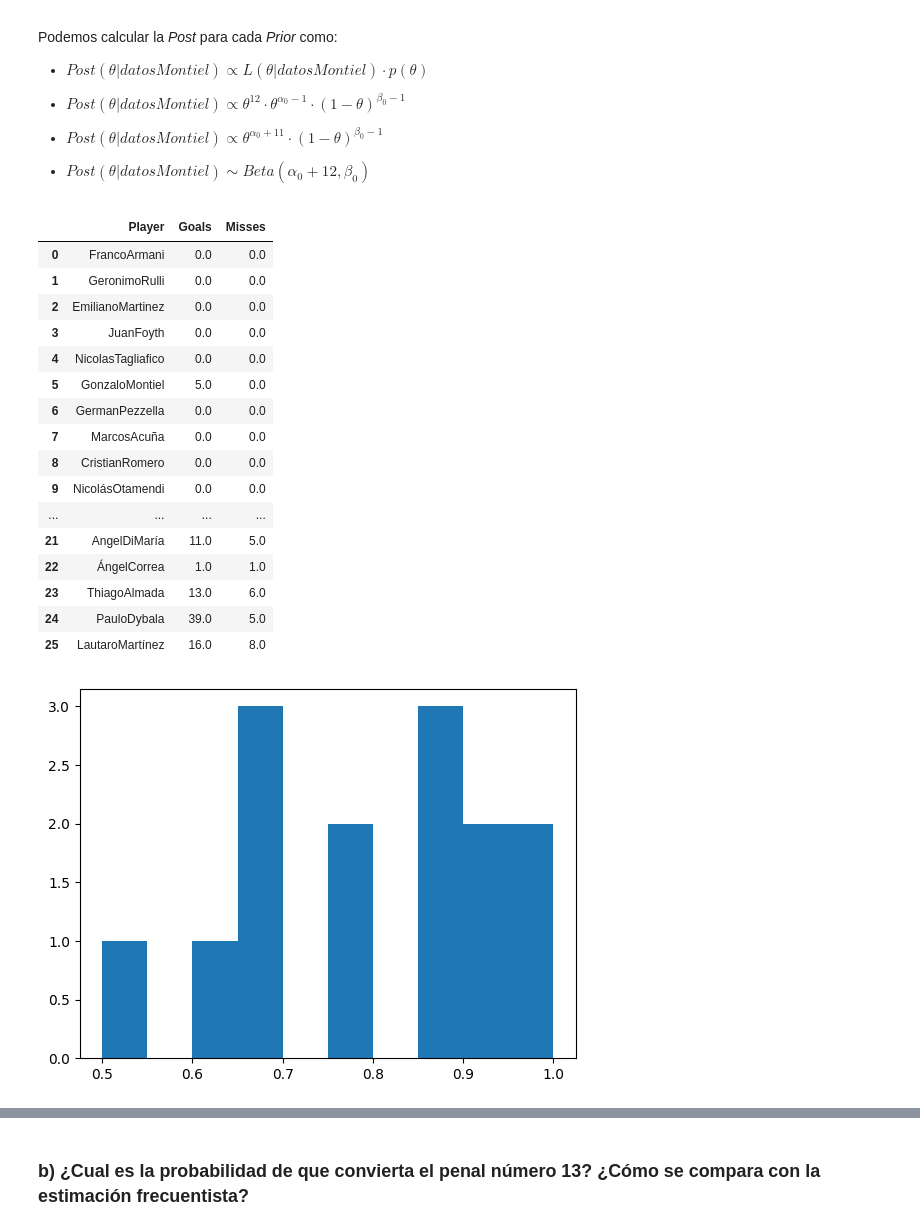
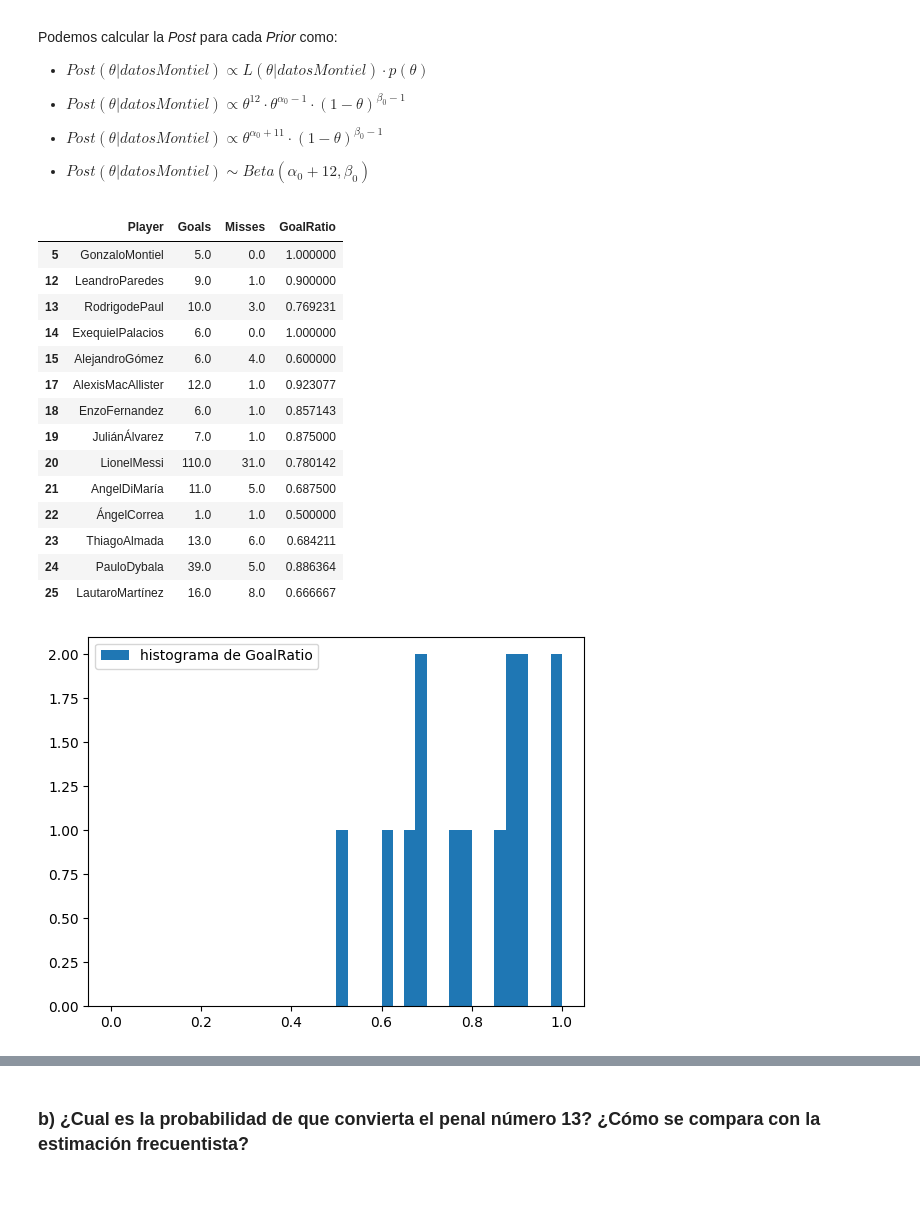
Before and after one commit to MatiMoran/EstimacionBayesiana, a Jupyter notebook: guias/guia1/entrega_1.ipynb, the cells around one changed output, grey strips where cells are left out. Cells and saved outputs as stored; diff of their text form; code cells hidden in the pictures; blank space fills up the shorter version.

```diff
--- a/guias/guia1/entrega_1.ipynb
+++ b/guias/guia1/entrega_1.ipynb
@@ -81,33 +85,34 @@ df_arg = pd.concat([df_arg] + [pd.DataFrame({"Player":["ThiagoAlmada"], "Goals":
 df_arg = pd.concat([df_arg] + [pd.DataFrame({"Player":["PauloDybala"], "Goals":[39], "Misses":[5]})], ignore_index=True) #https://www.transfermarkt.com/a/elfmetertore/spieler/206050
 df_arg = pd.concat([df_arg] + [pd.DataFrame({"Player":["LautaroMartínez"], "Goals":[16], "Misses":[8]})], ignore_index=True) #https://www.transfermarkt.com/a/elfmetertore/spieler/406625
 
+#Para la simplicidad del analisis vamos a filtrar todos los jugadores que no patearon penales, aunque estaria bueno ver que tanto empeora en el resultado final
+df_arg = df_arg[(df_arg.Goals != 0) | (df_arg.Misses != 0)]
+df_arg['GoalRatio'] = df_arg['Goals'] / (df_arg['Goals'] + df_arg['Misses'])
 df_arg
 # %% [output]
-|  | Player | Goals | Misses |
-| 0 | FrancoArmani | 0.0 | 0.0 |
-| 1 | GeronimoRulli | 0.0 | 0.0 |
-| 2 | EmilianoMartinez | 0.0 | 0.0 |
-| 3 | JuanFoyth | 0.0 | 0.0 |
-| 4 | NicolasTagliafico | 0.0 | 0.0 |
-| 5 | GonzaloMontiel | 5.0 | 0.0 |
-| 6 | GermanPezzella | 0.0 | 0.0 |
-| 7 | MarcosAcuña | 0.0 | 0.0 |
-| 8 | CristianRomero | 0.0 | 0.0 |
-| 9 | NicolásOtamendi | 0.0 | 0.0 |
-| ... | ... | ... | ... |
-| 21 | AngelDiMaría | 11.0 | 5.0 |
-| 22 | ÁngelCorrea | 1.0 | 1.0 |
-| 23 | ThiagoAlmada | 13.0 | 6.0 |
-| 24 | PauloDybala | 39.0 | 5.0 |
-| 25 | LautaroMartínez | 16.0 | 8.0 |
+|  | Player | Goals | Misses | GoalRatio |
+| 5 | GonzaloMontiel | 5.0 | 0.0 | 1.000000 |
+| 12 | LeandroParedes | 9.0 | 1.0 | 0.900000 |
+| 13 | RodrigodePaul | 10.0 | 3.0 | 0.769231 |
+| 14 | ExequielPalacios | 6.0 | 0.0 | 1.000000 |
+| 15 | AlejandroGómez | 6.0 | 4.0 | 0.600000 |
+| 17 | AlexisMacAllister | 12.0 | 1.0 | 0.923077 |
+| 18 | EnzoFernandez | 6.0 | 1.0 | 0.857143 |
+| 19 | JuliánÁlvarez | 7.0 | 1.0 | 0.875000 |
+| 20 | LionelMessi | 110.0 | 31.0 | 0.780142 |
+| 21 | AngelDiMaría | 11.0 | 5.0 | 0.687500 |
+| 22 | ÁngelCorrea | 1.0 | 1.0 | 0.500000 |
+| 23 | ThiagoAlmada | 13.0 | 6.0 | 0.684211 |
+| 24 | PauloDybala | 39.0 | 5.0 | 0.886364 |
+| 25 | LautaroMartínez | 16.0 | 8.0 | 0.666667 |
 # %%
-#Para la simplicidad del analisis vamos a filtrar todos los jugadores que no patearon penales, aunque estaria bueno ver que tanto empeora en el resultado final
-
-df_arg = df_arg[(df_arg.Goals != 0) | (df_arg.Misses != 0)]
-df_arg['GoalRatio'] = df_arg['Goals'] / (df_arg['Goals'] + df_arg['Misses'])
+# Para la simplicidad del analisis vamos a filtrar todos los jugadores que no patearon penales.plt
+# aunque estaria bueno ver que tanto empeora en el resultado final
 
 plt.plot()
-plt.hist(df_arg['GoalRatio'])
+plt.hist(df_arg['GoalRatio'], label='histograma de GoalRatio', bins=20)
+plt.legend()
+plt.xlim(-0.05, 1.05)
 plt.show()
 # %% [output]
-[figure, old version]
+[figure, new version]
```
Also changed, not shown: parts of 9 cells of this notebook, 3 other files.
